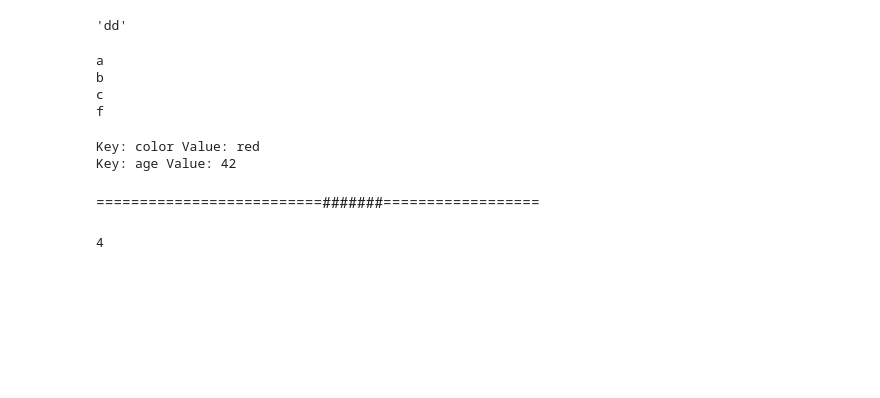
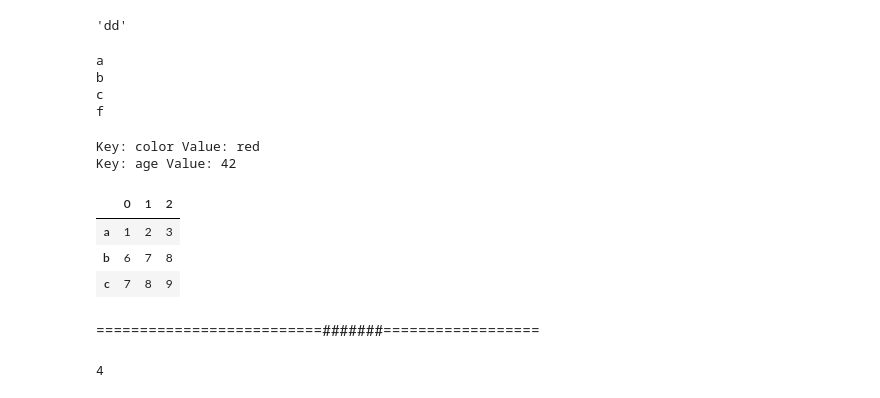
Before and after one commit to cbragz/Data-Science, a Jupyter notebook: HackrankPractice.ipynb, the cells around one changed output. Cells and saved outputs as stored; diff of their text form; code cells hidden in the pictures; blank space fills up the shorter version.

```diff
--- a/HackrankPractice.ipynb
+++ b/HackrankPractice.ipynb
@@ -790,6 +790,16 @@ for k, v in spam.items():
 # %% [output]
 Key: color Value: red
 Key: age Value: 42
+# %%
+#Creating a DF
+
+pd.DataFrame([ [1,2,3],[6,7,8],[7,8,9] ], index=['a','b','c'])
+# A list of 3 elements (the 3 elements are lists). Will be added to DF row-wise
+# %% [output]
+|  | 0 | 1 | 2 |
+| a | 1 | 2 | 3 |
+| b | 6 | 7 | 8 |
+| c | 7 | 8 | 9 |
 # %% [markdown]
 ==========================#######==================
 # %%
```
